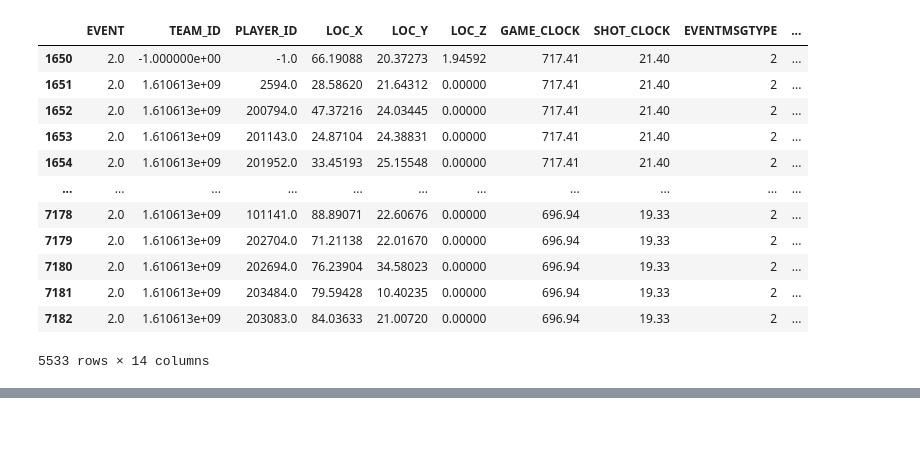
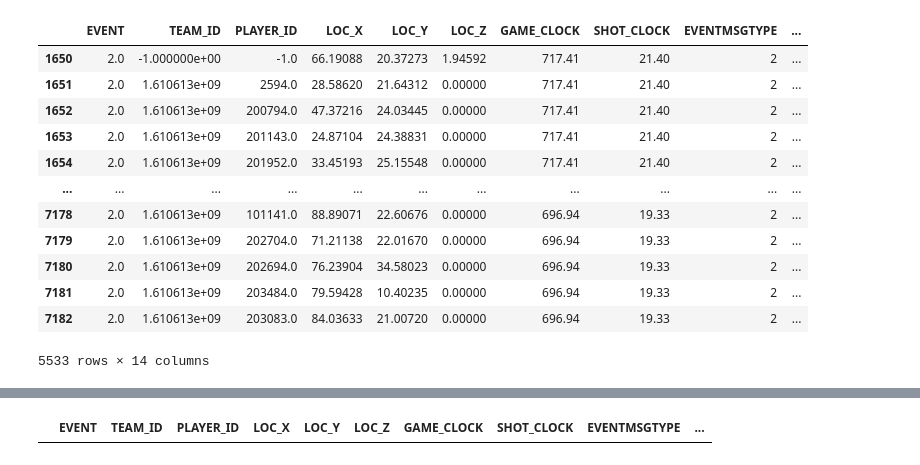
Before and after one commit to NicholasHoffs/SportVU, a Jupyter notebook: notebooks/MergeShots.ipynb, the cells around one changed output, grey strips where cells are left out. Drawn from its saved outputs; the diff is of its cells as text; code cells hidden in the pictures; blank space fills up the shorter version.

```diff
--- a/notebooks/MergeShots.ipynb
+++ b/notebooks/MergeShots.ipynb
@@ -119,0 +171,26 @@ df_merged[df_merged['EVENT']==2]
+# %%
+#Step 7 - For each event in shots_df, keep that merged_df event and the one before
+
+for event in shots_df['GAME_EVENT_ID'].iloc[0:1]:
+
+    movement_around_shot = merged_df[merged_df['EVENT'].isin([event, event - 1])]
+    movement_around_shot.drop_duplicates(subset=['GAME_CLOCK'], inplace=True)
+    game_clock_time = merged_df['GAME_CLOCK'].values
+    ball_height = merged_df['LOC_Z'].values
+
+    size = 10
+    order = 3
+
+    params = (game_clock_time, ball_height, size, order)
+
+    position_smoothed = smooth(*params, deriv=0)
+    # velocity_smoothed = smooth(*params, deriv=1)
+    acceleration_smoothed = smooth(*params, deriv=2)
+    max_ind = np.argmax(position_smoothed)
+
+    shot_window = acceleration_smoothed[np.max([0, max_ind - 25]): max_ind]
+    shot_min_ind = np.argmin(shot_window)
+    shot_ind = max_ind - shot_min_ind
+    shot_time = game_clock_time[shot_ind]
+
+    movement_around_shot = movement_around_shot[movement_around_shot['GAME_CLOCK'] == shot_time, :]
@@ -119,0 +206,4 @@ df_merged[df_merged['EVENT']==2]
+# %%
+movement_around_shot
+# %% [output]
+|  | EVENT | TEAM_ID | PLAYER_ID | LOC_X | LOC_Y | LOC_Z | GAME_CLOCK | SHOT_CLOCK | EVENTMSGTYPE | ... |
```
Also changed, not shown: parts of 6 cells of this notebook, 5 other files.
